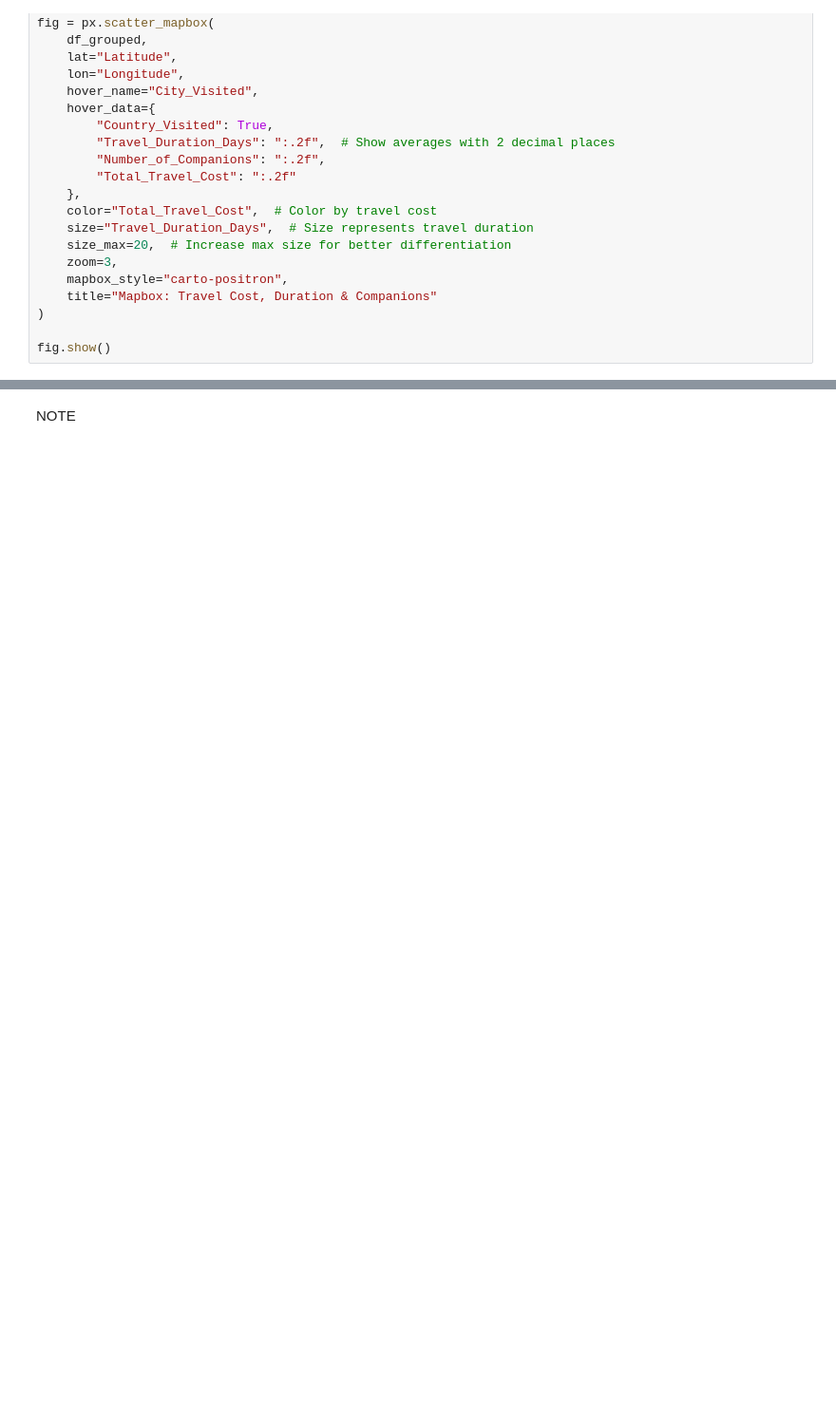
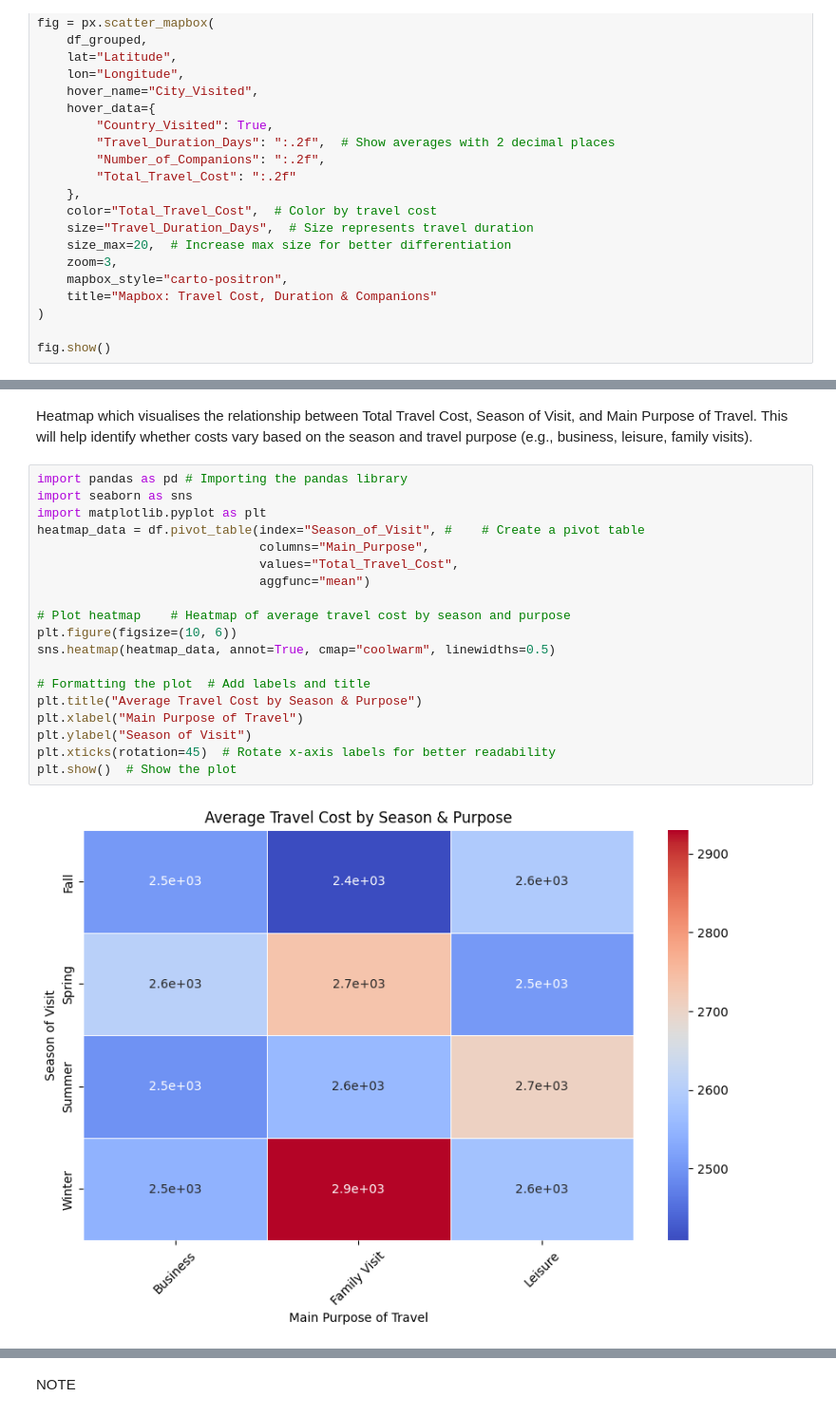
Before and after one commit to Mukti-M/Hackathon2-Team-3, a Jupyter notebook: jupyter_notebooks/Notebook_Template.ipynb, the cells around one changed output, grey strips where cells are left out. Shown at 95% size. Drawn from its saved outputs; the diff is of its cells as text; blank space fills up the shorter version.

Commit message:
added data and code in jupyter notebook

```diff
--- a/jupyter_notebooks/Notebook_Template.ipynb
+++ b/jupyter_notebooks/Notebook_Template.ipynb
@@ -425 +401,24 @@ Passing `palette` without assigning `hue` is deprecated and will be removed in v
 [figure]
+# %% [markdown]
+Heatmap which visualises the relationship between Total Travel Cost, Season of Visit, and Main Purpose of Travel. This will help identify whether costs vary based on the season and travel purpose (e.g., business, leisure, family visits).
+# %%
+import pandas as pd # Importing the pandas library
+import seaborn as sns
+import matplotlib.pyplot as plt
+heatmap_data = df.pivot_table(index="Season_of_Visit", #    # Create a pivot table
+                              columns="Main_Purpose",
+                              values="Total_Travel_Cost",
+                              aggfunc="mean")
+
+# Plot heatmap    # Heatmap of average travel cost by season and purpose
+plt.figure(figsize=(10, 6))
+sns.heatmap(heatmap_data, annot=True, cmap="coolwarm", linewidths=0.5)
+
+# Formatting the plot  # Add labels and title
+plt.title("Average Travel Cost by Season & Purpose")
+plt.xlabel("Main Purpose of Travel")
+plt.ylabel("Season of Visit")
+plt.xticks(rotation=45)  # Rotate x-axis labels for better readability
+plt.show()  # Show the plot
+# %% [output]
+[figure, added]
```
Also changed, not shown: parts of 16 cells of this notebook.
